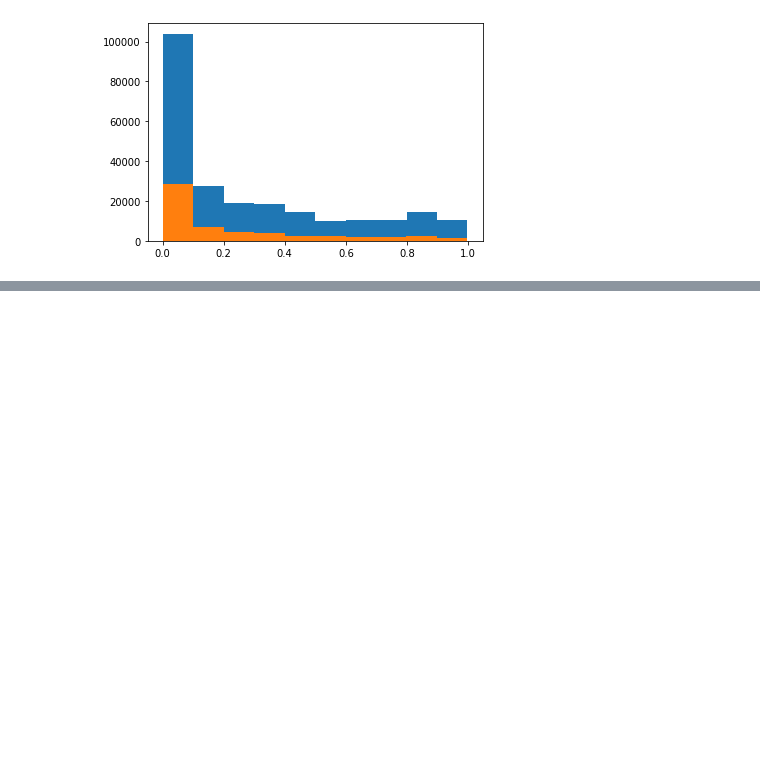
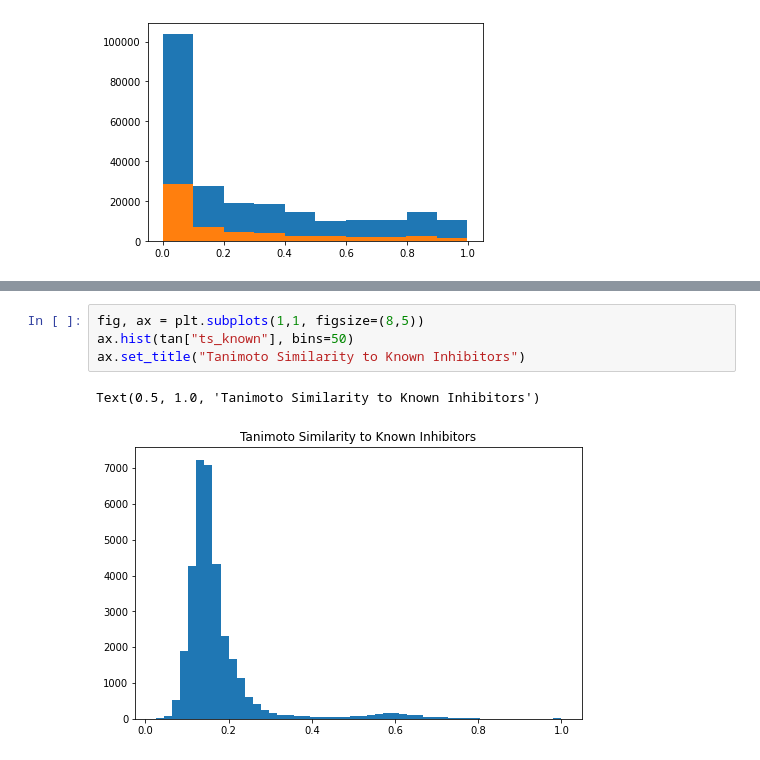
Before and after one commit to ersilia-os/osa-murd, a Jupyter notebook: notebooks/data_exploration.ipynb, the cells around one changed output, grey strips where cells are left out. Cells and saved outputs as stored; diff of their text form; blank space fills up the shorter version.

```diff
--- a/notebooks/data_exploration.ipynb
+++ b/notebooks/data_exploration.ipynb
@@ -164,0 +207,7 @@ plt.hist(pos["proba_inh"])
+# %%
+fig, ax = plt.subplots(1,1, figsize=(8,5))
+ax.hist(tan["ts_known"], bins=50)
+ax.set_title("Tanimoto Similarity to Known Inhibitors")
+# %% [output]
+Text(0.5, 1.0, 'Tanimoto Similarity to Known Inhibitors')
+[figure, added]
```
Also changed, not shown: parts of 5 cells of this notebook, 5 other files.
